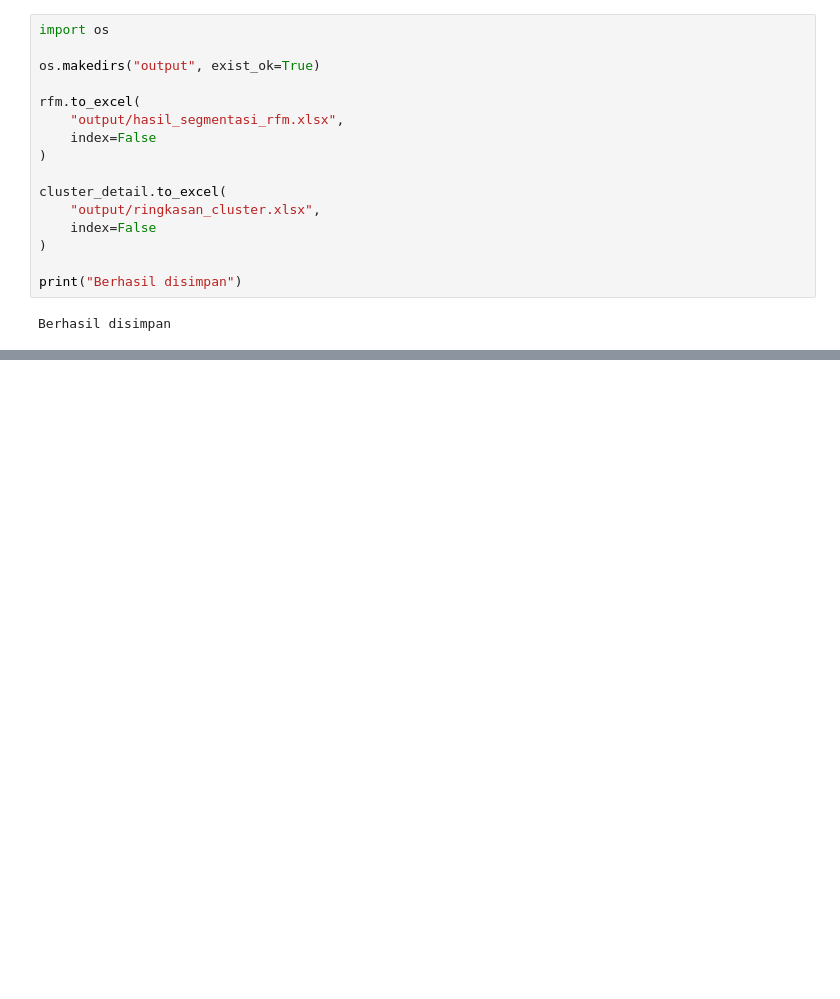
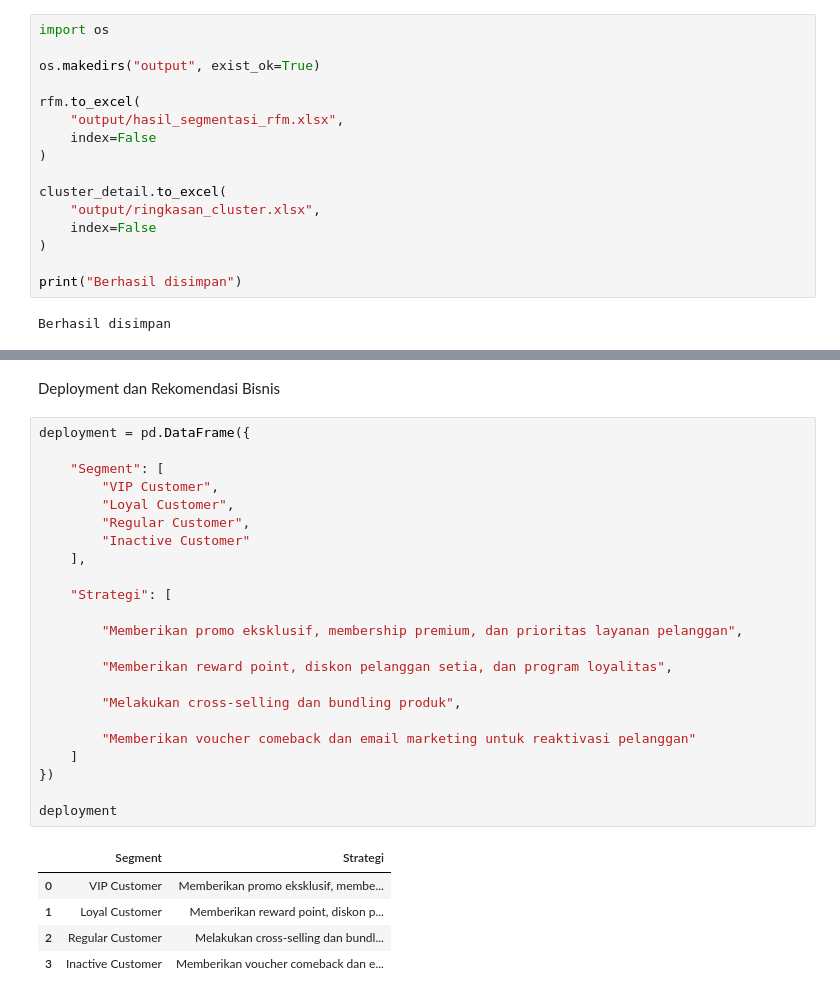
Before and after one commit to izzulmillahaqil/rfm-customer-segmentation, a Jupyter notebook: rfm_customer_segmentation.ipynb, the cells around one changed output, grey strips where cells are left out. Saved outputs shown, nothing was run; the diff lists cells and outputs as text; blank space fills up the shorter version.

```diff
--- a/rfm_customer_segmentation.ipynb
+++ b/rfm_customer_segmentation.ipynb
@@ -322,0 +375,31 @@ Berhasil disimpan
+# %% [markdown]
+Deployment dan Rekomendasi Bisnis
+# %%
+deployment = pd.DataFrame({
+
+    "Segment": [
+        "VIP Customer",
+        "Loyal Customer",
+        "Regular Customer",
+        "Inactive Customer"
+    ],
+
+    "Strategi": [
+
+        "Memberikan promo eksklusif, membership premium, dan prioritas layanan pelanggan",
+
+        "Memberikan reward point, diskon pelanggan setia, dan program loyalitas",
+
+        "Melakukan cross-selling dan bundling produk",
+
+        "Memberikan voucher comeback dan email marketing untuk reaktivasi pelanggan"
+    ]
+})
+
+deployment
+# %% [output]
+|  | Segment | Strategi |
+| 0 | VIP Customer | Memberikan promo eksklusif, membe... |
+| 1 | Loyal Customer | Memberikan reward point, diskon p... |
+| 2 | Regular Customer | Melakukan cross-selling dan bundl... |
+| 3 | Inactive Customer | Memberikan voucher comeback dan e... |
```
Also changed, not shown: parts of 5 cells of this notebook, 5 other files.
